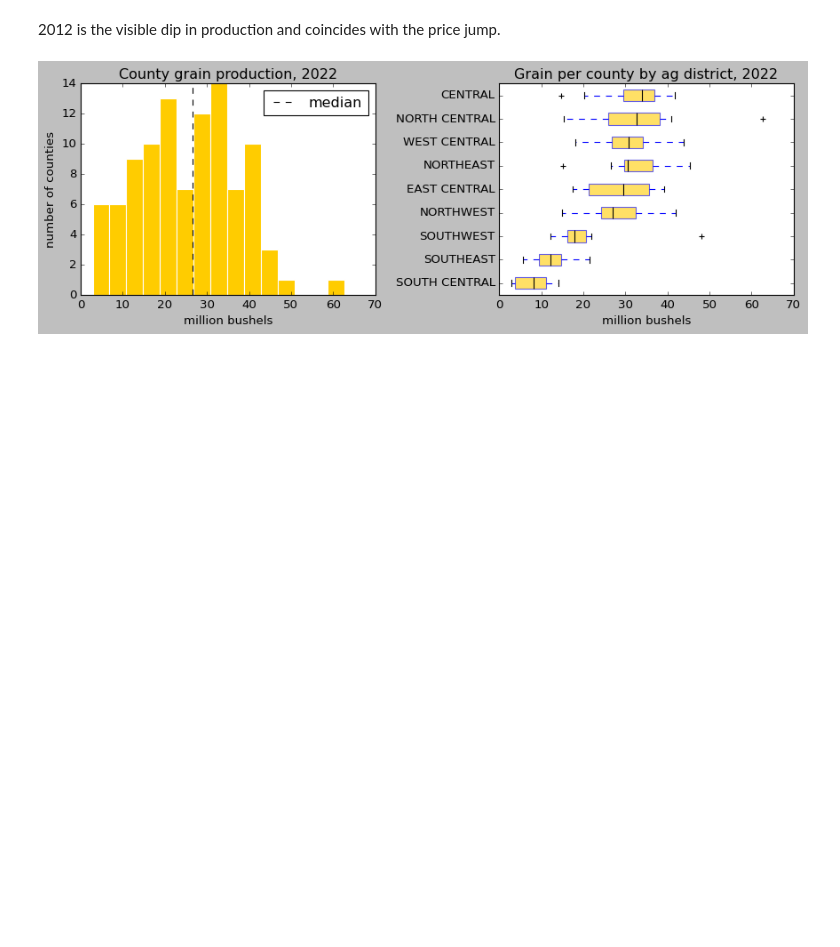
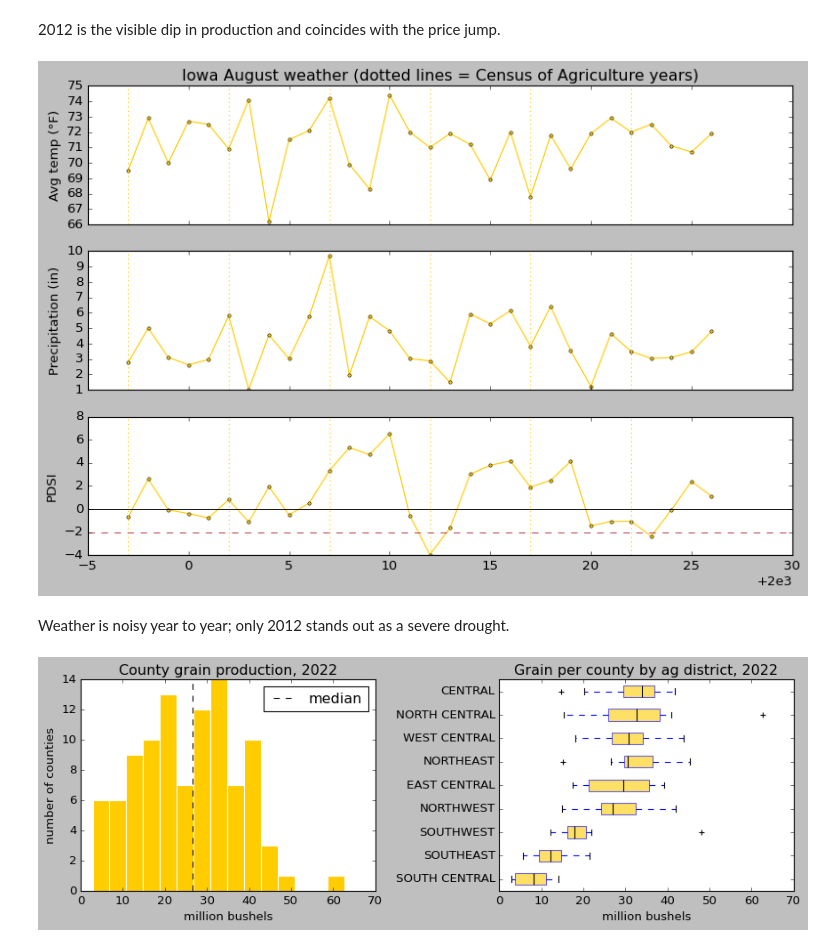
Before and after one commit to Nemipatel210/DataManagement, a Jupyter notebook: DataManagment_PS1.ipynb, the cells around one changed output. Saved outputs shown, nothing was run; the diff lists cells and outputs as text; code cells hidden in the pictures; blank space fills up the shorter version.

```diff
--- a/DataManagment_PS1.ipynb
+++ b/DataManagment_PS1.ipynb
@@ -582,6 +582,23 @@ plt.show();
 [figure]
 # %% [markdown]
 2012 is the visible dip in production and coincides with the price jump.
+# %%
+census_years = [1997, 2002, 2007, 2012, 2017, 2022]
+fig, axes = plt.subplots(3, 1, figsize=(10, 7), sharex=True)
+for a, col, lab in zip(axes, ["avg_temp_f", "prcp", "pdsi"],
+                       ["Avg temp (°F)", "Precipitation (in)", "PDSI"]):
+    a.plot(wx["year"], wx[col], marker="o", ms=3, color=CORN)
+    a.set_ylabel(lab)
+    for cy in census_years:
+        a.axvline(cy, color=CORN, ls=":", lw=1)
+axes[2].axhline(0, color="k", lw=0.8); axes[2].axhline(-2, color="#B23A48", ls="--", lw=0.8)
+axes[0].set_title("Iowa August weather (dotted lines = Census of Agriculture years)")
+plt.tight_layout();
+plt.show();
+# %% [output]
+[figure, added]
+# %% [markdown]
+Weather is noisy year to year; only 2012 stands out as a severe drought.
 # %%
 CORN = '#ffcc00' # Defining a color for 'CORN'
 
```
